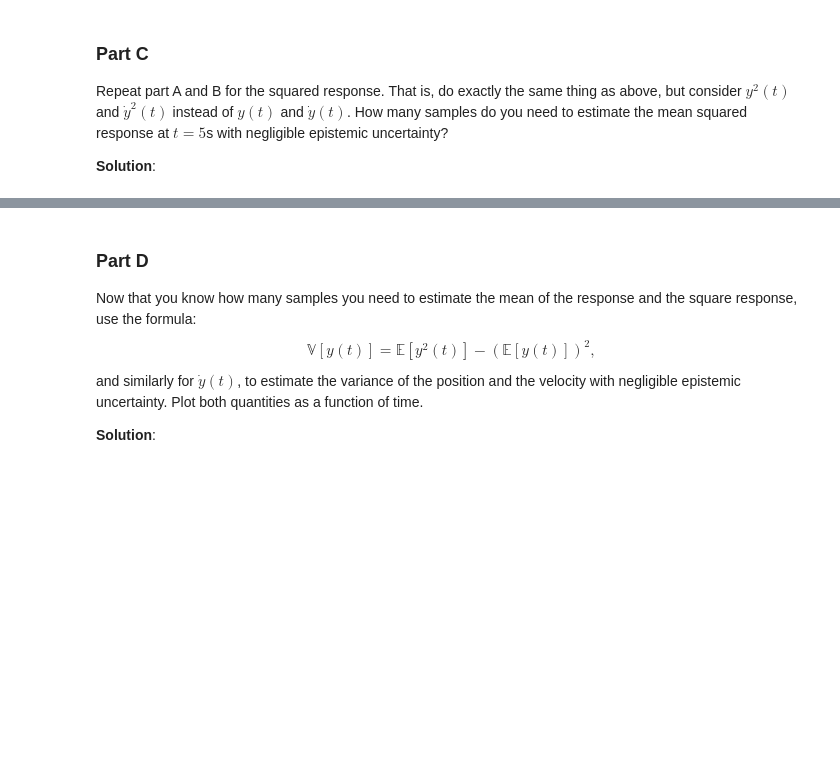
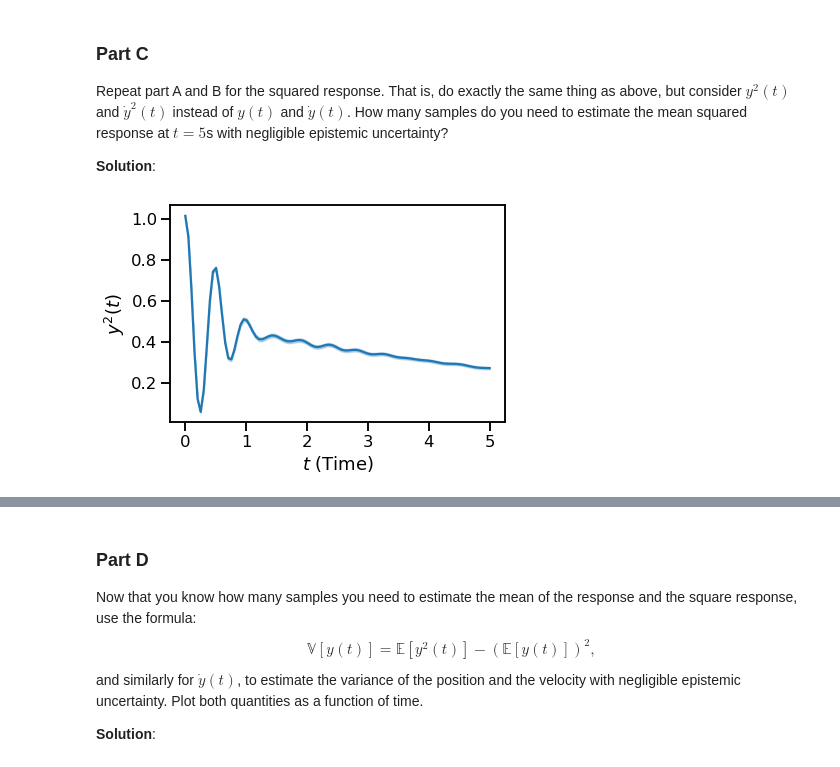
Before and after one commit to dhillonparveen/uq-course, a Jupyter notebook: homeworks/hw_02.ipynb, the cells around one changed output, grey strips where cells are left out. Saved outputs shown, nothing was run; the diff lists cells and outputs as text; code cells hidden in the pictures; blank space fills up the shorter version.

```diff
--- a/homeworks/hw_02.ipynb
+++ b/homeworks/hw_02.ipynb
@@ -592,0 +638,81 @@ How many samples do you need to estimate the mean squared response at $t=5$s wit
+# %%
+# 1. Plot the estimated mean of squared position and squared velocity as a function of time along with a 95\% epistemic uncertainty interval around it
+num_samples = 5000
+samples = take_samples_from_solver(num_samples)
+
+y = samples[:,:,0] # Position
+v = samples[:,:,1] # Velocity
+y2 = np.square(y)  # Squared Position
+v2 = np.square(v)  # Squared Velocity
+# Mean
+y2_mu = np.mean(y2, axis=0)
+v2_mu = np.mean(v2, axis=0)
+# y2_mu = np.median(y2, axis=0)
+# v2_mu = np.median(v2, axis=0)
+# Variance
+y2_var = np.var(y2, axis=0)
+v2_var = np.var(v2, axis=0)
+# Lower and Upper Bound using CLT for 95% epistemic uncertianity
+y2_l = y2_mu - 2. / np.sqrt(y2.shape[0]) * np.sqrt(y2_var)
+y2_u = y2_mu + 2. / np.sqrt(y2.shape[0]) * np.sqrt(y2_var)
+v2_l = v2_mu - 2. / np.sqrt(v2.shape[0]) * np.sqrt(v2_var)
+v2_u = v2_mu + 2. / np.sqrt(v2.shape[0]) * np.sqrt(v2_var)
+
+# # 2.5% Percentile
+# y2_025 = np.percentile(y2, 2.5, axis=0)
+# v2_025 = np.percentile(v2, 2.5, axis=0)
+# # 97.5% Percentile
+# y2_975 = np.percentile(y2, 97.5, axis=0)
+# v2_975 = np.percentile(v2, 97.5, axis=0)
+
+# Squared Position Plot
+fig1, ax1 = plt.subplots()
+ax1.plot(solver.t, y2_mu, color=sns.color_palette()[0])
+# ax1.fill_between(solver.t, y2_025, y2_975, color=sns.color_palette()[0], alpha=0.25)
+ax1.fill_between(solver.t, y2_l, y2_u, color=sns.color_palette()[0], alpha=0.25)
+ax1.set_xlabel('$t$ (Time)')
+ax1.set_ylabel('$y^2(t)$');
+# Squared Velocity Plot
+fig2, ax2 = plt.subplots()
+ax2.plot(solver.t, v2_mu, color=sns.color_palette()[1])
+# ax2.fill_between(solver.t, v2_025, v2_975, color=sns.color_palette()[1], alpha=0.25)
+ax2.fill_between(solver.t, v2_l, v2_u, color=sns.color_palette()[1], alpha=0.25)
+ax2.set_xlabel('$t$ (Time)')
+ax2.set_ylabel('$\dot{y}^2(t)$');
+
+# 2. Plot the epistemic uncertainty about the mean response at $t=5$s as a function of the number of sample
+# The squared position response at t = 5s
+y_t5 = samples[:,99,0]
+y2_t5 = np.square(y_t5)
+I, V = get_mc_estimate(y2_t5)
+fig, ax = plt.subplots()
+all_ns = np.arange(1, y2_t5.shape[0]+1)
+ax.plot(all_ns, I, color='b')
+# The lower bound
+l = I - 2. / np.sqrt(all_ns) * np.sqrt(V)
+# The upper bound
+u = I + 2. / np.sqrt(all_ns) * np.sqrt(V)
+ax.fill_between(all_ns, l, u, color=sns.color_palette()[0], alpha=0.25)
+ax.set_xlabel('$n$')
+ax.set_ylabel('$y^2(t=5s)$');
+plt.show()
+plt.close()
+
+# The velocity response at t = 5s
+v_t5 = samples[:,99,1]
+v2_t5 = np.square(v_t5)
+I, V = get_mc_estimate(v2_t5)
+fig, ax = plt.subplots()
+all_ns = np.arange(1, v2_t5.shape[0]+1)
+ax.plot(all_ns, I, color=sns.color_palette()[1])
+# The lower bound
+l = I - 2. / np.sqrt(all_ns) * np.sqrt(V)
+# The upper bound
+u = I + 2. / np.sqrt(all_ns) * np.sqrt(V)
+ax.fill_between(all_ns, l, u, color=sns.color_palette()[1], alpha=0.25)
+ax.set_xlabel('$n$')
+ax.set_ylabel('$\dot{y}^2(t=5s)$');
+plt.show()
+plt.close()
+# %% [output]
+[figure, added]
```
Also changed, not shown: parts of 11 cells of this notebook, 1 other file.
